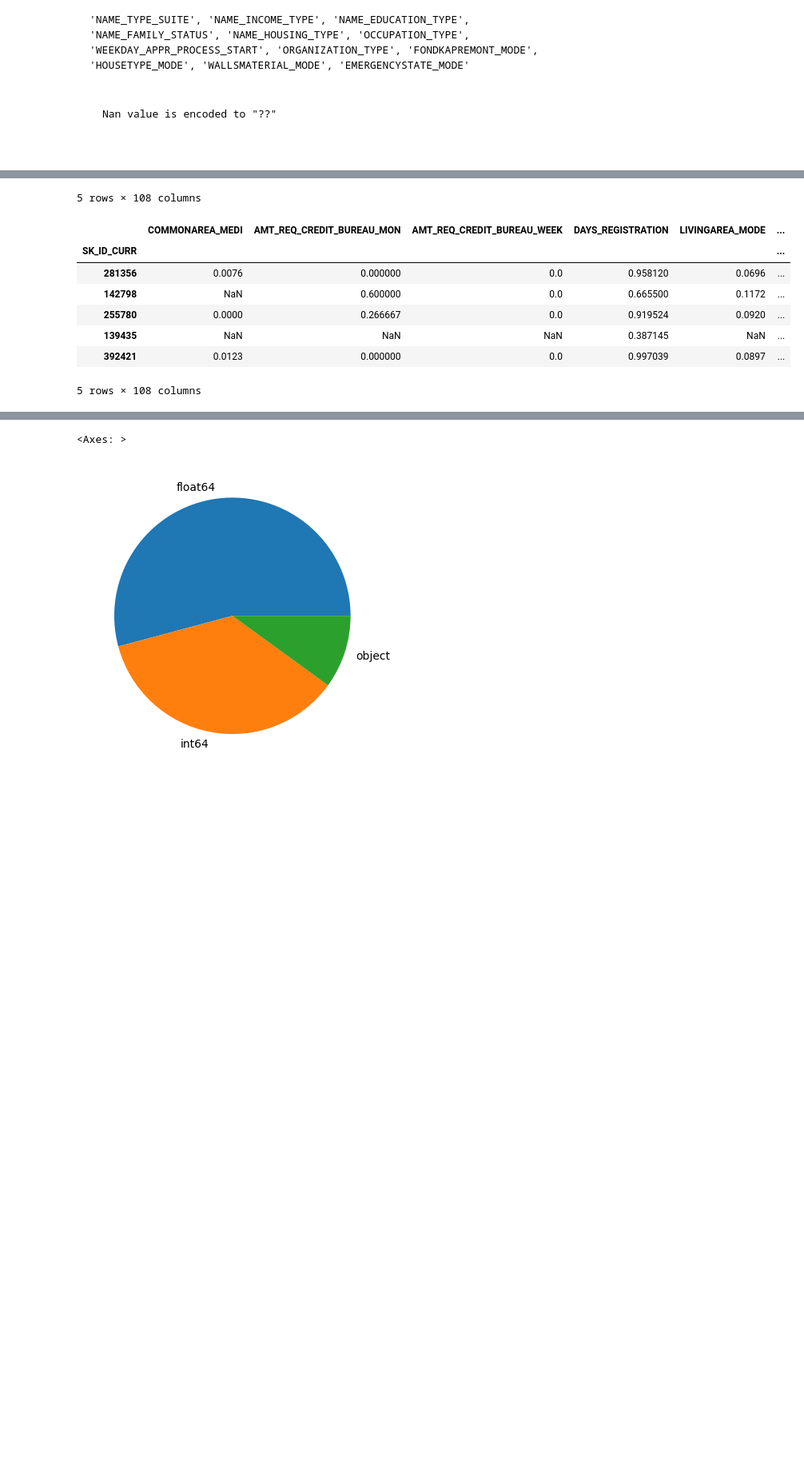
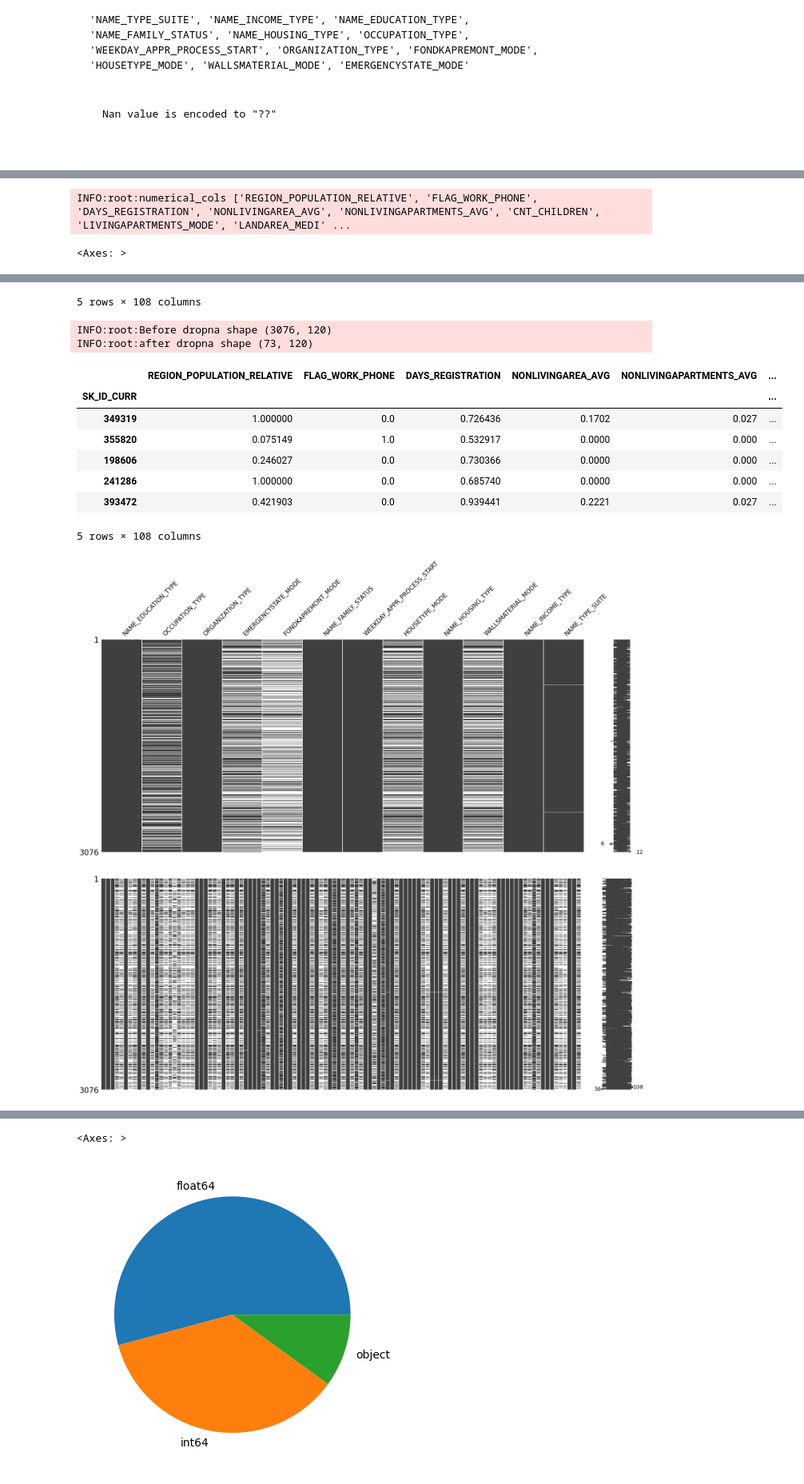
Before and after one commit to VincentChong123/kaggle-home-credit-default-risk, a Jupyter notebook: 2018/predict.ipynb, the cells around one changed output, grey strips where cells are left out. Shown: that part at 80% size. Cells and saved outputs as stored; diff of their text form; code cells hidden in the pictures; blank space fills up the shorter version.

```diff
--- a/2018/predict.ipynb
+++ b/2018/predict.ipynb
@@ -234,27 +319,23 @@ def label_encoder(df: pd.DataFrame) -> pd.DataFrame:
 from sklearn.preprocessing import MinMaxScaler
 from sklearn.impute import SimpleImputer as Imputer
 import numpy as np
+import missingno
 
 
 # ?? what if most frequent values is NaN, mean no replacement?
 def preprocessing(
-    df: pd.DataFrame, is_describe=False, strategy="most_frequent"
+    df: pd.DataFrame, is_describe=False, strategy="most_frequent", is_dropna=False
 ) -> pd.DataFrame:
-
-    # logging.debug()
-    # Imputation of missing values using strategy given
-    imputer = Imputer(
-        # missing_values=np.nan,
-        strategy=strategy
-    )
-    # Fit on the training data
-    imputer.fit(df)
-    processed = imputer.transform(df)
 
     object_cols = set(df.select_dtypes("object").columns)
     numerical_cols = list(set(df.columns) - object_cols)
-    logging.debug(f"object_cols {object_cols}")
-    logging.debug(f"numerical_cols {numerical_cols}")
+
+    logging.info(f"object_cols {object_cols}")
+    display(missingno.matrix(df[object_cols]))
+
+    logging.info(f"numerical_cols {numerical_cols}")
+    display(missingno.matrix(df[numerical_cols]))
+
     # scale within each feature
     display(df[numerical_cols].head())
 
@@ -262,23 +343,39 @@ def preprocessing(
     scaler.fit(df[numerical_cols])
     df[numerical_cols] = scaler.transform(df[numerical_cols])
 
-    # for c in numerical_cols:
-    #     # Scale each feature to 0-1
-    #     scaler = MinMaxScaler(feature_range=(0, 1))
-    #     scaler.fit(df[c])
-    #     df[c] = scaler.transform(df[c])
+    # df_copied = df.copy()
+    # logging.debug()
+    # Imputation of missing values using strategy given
+
+    isna_by_columns = df.isna().any()
+    columns_with_missing_value = list(isna_by_columns.index[isna_by_columns])
+    columns_with_missing_value
+
+    imputer = Imputer(
+        # missing_values=np.nan,
+        strategy=strategy
+    )
+
+    # Fit on the training data
+    imputer.fit(df)
+    processed = imputer.transform(df)
+
+    if sum(df.isna().any()):
+        logging.info(f"Before dropna shape {df.shape}")
+        df.dropna(inplace=True)
+        logging.info(f"after dropna shape {df.shape}")
 
     display(df[numerical_cols].head())
-
-    # #
-    #
-    #
-    # processed =
 
     if is_describe:
         display(df)
         display(processed)
 
     return processed
+
+
+logging.info("After proprocessing")
+tmp = X_test.copy()
+_ = preprocessing(tmp)
 # %% [output]
 INFO:root:After proprocessing
@@ -284,0 +384,2 @@ INFO:root:After proprocessing
+INFO:root:numerical_cols ['REGION_POPULATION_RELATIVE', 'FLAG_WORK_PHONE', 'DAYS_REGISTRATION', 'NONLIVINGAREA_AVG', 'NONLIVINGAPARTMENTS_AVG', 'CNT_CHILDREN', 'LIVINGAPARTMENTS_MODE', 'LANDAREA_MEDI' ...
+<Axes: >
@@ -292,9 +393,13 @@ INFO:root:After proprocessing
-5 rows × 108 columns
+5 rows × 108 columns
+INFO:root:Before dropna shape (3076, 120)
+INFO:root:after dropna shape (73, 120)
-|  | COMMONAREA_MEDI | AMT_REQ_CREDIT_BUREAU_MON | AMT_REQ_CREDIT_BUREAU_WEEK | DAYS_REGISTRATION | LIVINGAREA_MODE | ... |
+|  | REGION_POPULATION_RELATIVE | FLAG_WORK_PHONE | DAYS_REGISTRATION | NONLIVINGAREA_AVG | NONLIVINGAPARTMENTS_AVG | ... |
 | SK_ID_CURR |  |  |  |  |  | ... |
-| 281356 | 0.0076 | 0.000000 | 0.0 | 0.958120 | 0.0696 | ... |
-| 142798 | NaN | 0.600000 | 0.0 | 0.665500 | 0.1172 | ... |
-| 255780 | 0.0000 | 0.266667 | 0.0 | 0.919524 | 0.0920 | ... |
-| 139435 | NaN | NaN | NaN | 0.387145 | NaN | ... |
-| 392421 | 0.0123 | 0.000000 | 0.0 | 0.997039 | 0.0897 | ... |
+| 349319 | 1.000000 | 0.0 | 0.726436 | 0.1702 | 0.027 | ... |
+| 355820 | 0.075149 | 1.0 | 0.532917 | 0.0000 | 0.000 | ... |
+| 198606 | 0.246027 | 0.0 | 0.730366 | 0.0000 | 0.000 | ... |
+| 241286 | 1.000000 | 0.0 | 0.685740 | 0.0000 | 0.000 | ... |
+| 393472 | 0.421903 | 0.0 | 0.939441 | 0.2221 | 0.027 | ... |
-5 rows × 108 columns
+5 rows × 108 columns
+[figure, added]
+[figure, added]
```
Also changed, not shown: parts of 8 cells of this notebook, 1 other file.
